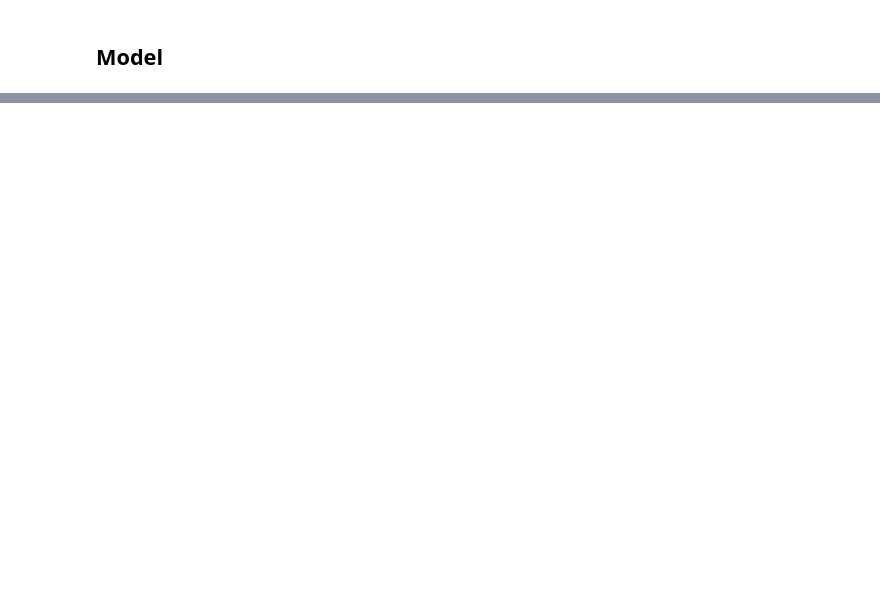
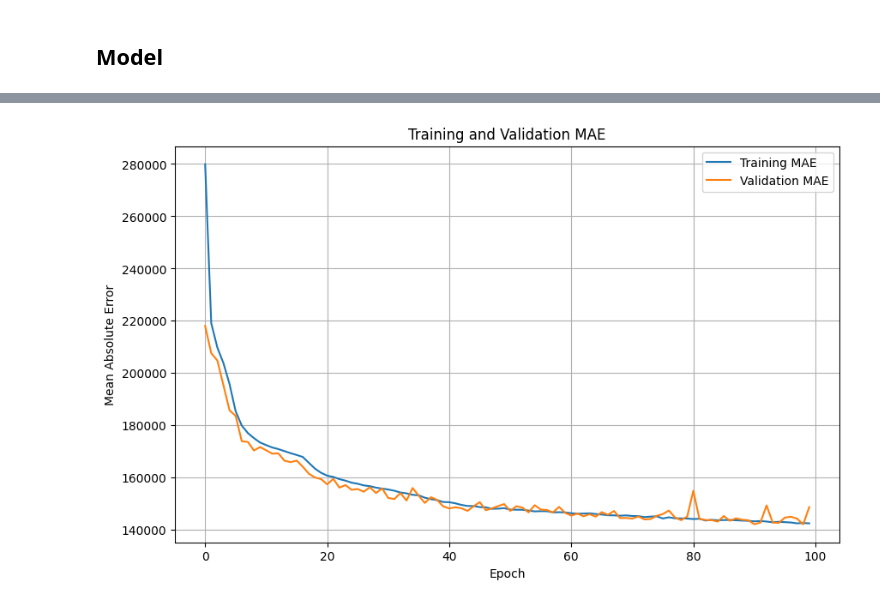
Before and after one commit to naufalsutrisna/Room-Pricing-Bukit-Vista, a Jupyter notebook: machine learning/ann_model.ipynb, the cells around one changed output, grey strips where cells are left out. Cells and saved outputs as stored; diff of their text form; code cells hidden in the pictures; blank space fills up the shorter version.

```diff
--- a/machine learning/ann_model.ipynb
+++ b/machine learning/ann_model.ipynb
@@ -110,2 +24,7 @@ MAE is above 100,000
+# %%
+X = df.drop(columns=['property_name', 'room_id', 'average_daily_rate'])
+y = df['average_daily_rate']
+# %%
+X_train, X_test, y_train, y_test = train_test_split(X, y, test_size=0.2, random_state=42)
 # %% [markdown]
 ## Model
@@ -148,0 +31,19 @@ MAE is above 100,000
+# %%
+model = tf.keras.Sequential([
+    tf.keras.layers.Input(shape=(X_train.shape[1],)),
+    tf.keras.layers.Dense(128, activation='relu'),
+    tf.keras.layers.Dense(64, activation='relu'),
+    tf.keras.layers.Dense(32, activation='relu'),
+    tf.keras.layers.Dense(16, activation='relu'),
+    tf.keras.layers.Dense(1)
+])
+
+model.compile(optimizer=tf.keras.optimizers.Adam(learning_rate=0.001),
+              loss=tf.keras.losses.MeanAbsoluteError(),
+              metrics=[tf.keras.metrics.MeanAbsoluteError()])
+
+history = model.fit(X_train,
+          y_train,
+          epochs=100,
+          batch_size=32,
+          validation_data=(X_test, y_test))
@@ -148,0 +68,4 @@ MAE is above 100,000
+# %%
+hist = pd.DataFrame(history.history)
+hist['epoch'] = history.epoch
+hist.tail()
@@ -148,0 +79,14 @@ MAE is above 100,000
+# %%
+import matplotlib.pyplot as plt
+
+plt.figure(figsize=(10, 6))
+plt.plot(hist['epoch'], hist['mean_absolute_error'], label='Training MAE')
+plt.plot(hist['epoch'], hist['val_mean_absolute_error'], label='Validation MAE')
+plt.xlabel('Epoch')
+plt.ylabel('Mean Absolute Error')
+plt.title('Training and Validation MAE')
+plt.legend()
+plt.grid(True)
+plt.show()
+# %% [output]
+[figure, added]
```
Also changed, not shown: parts of 14 cells of this notebook, 1 other file.
